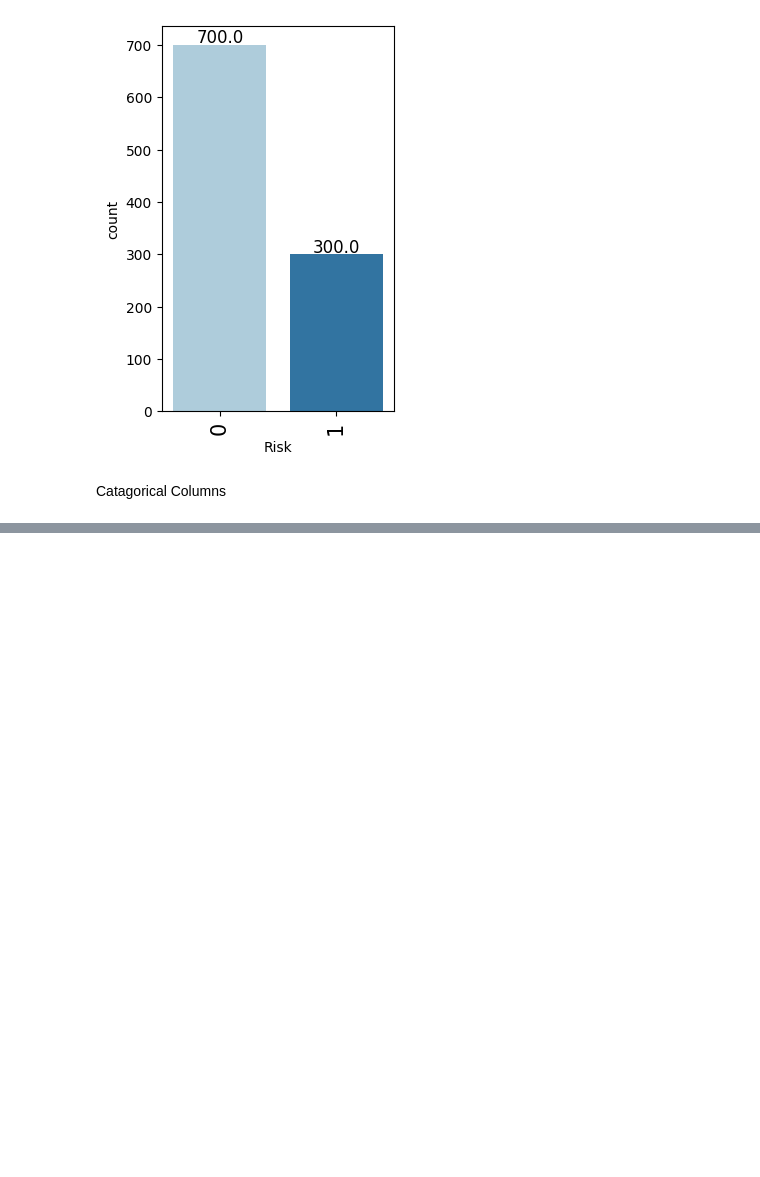
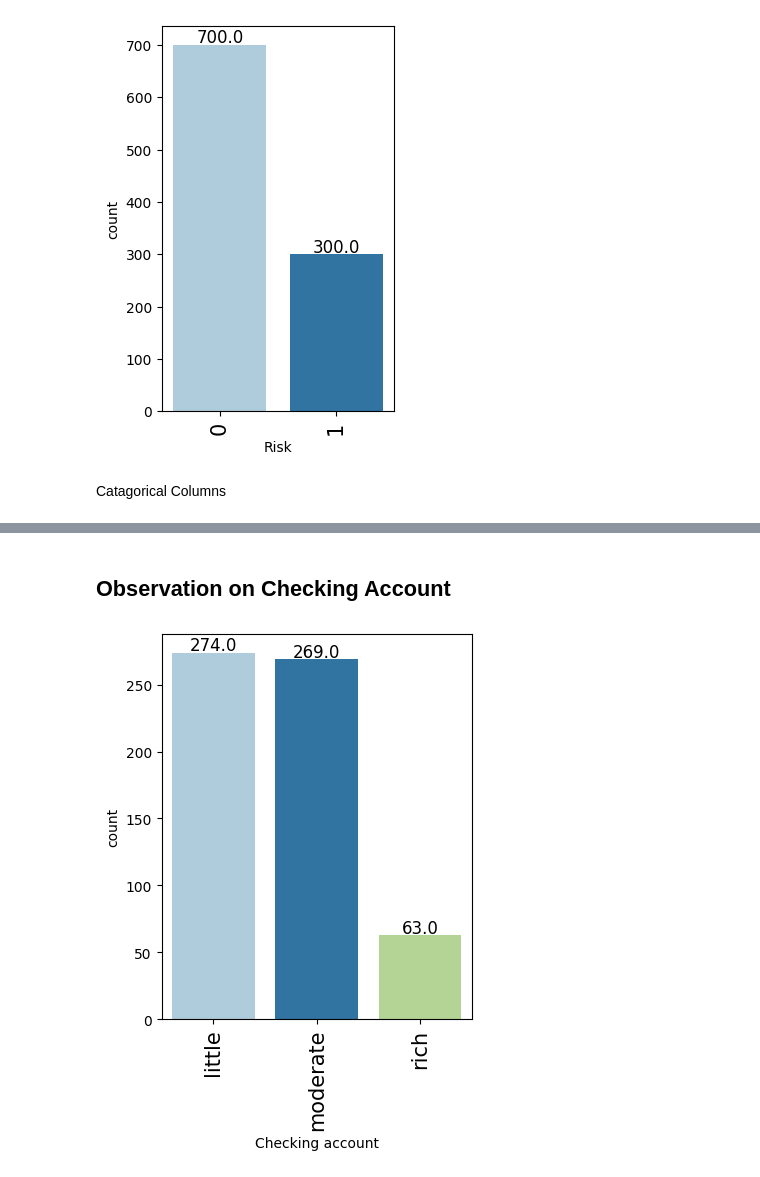
Before and after one commit to HunterKane/University-of-Texas-AI-ML-Projects-, a Jupyter notebook: Practice 2 Case Study - Credit Card Analysis/German_Credit_Analysis.ipynb, the cells around one changed output, grey strips where cells are left out. Cells and saved outputs as stored; diff of their text form; code cells hidden in the pictures; blank space fills up the shorter version.

```diff
--- a/Practice 2 Case Study - Credit Card Analysis/German_Credit_Analysis.ipynb
+++ b/Practice 2 Case Study - Credit Card Analysis/German_Credit_Analysis.ipynb
@@ -504,0 +559,6 @@ Catagorical Columns
+# %% [markdown]
+## Observation on Checking Account
+# %%
+labeled_barplot(data, "Checking account")
+# %% [output]
+[figure, added]
```
Also changed, not shown: parts of 36 cells of this notebook.
